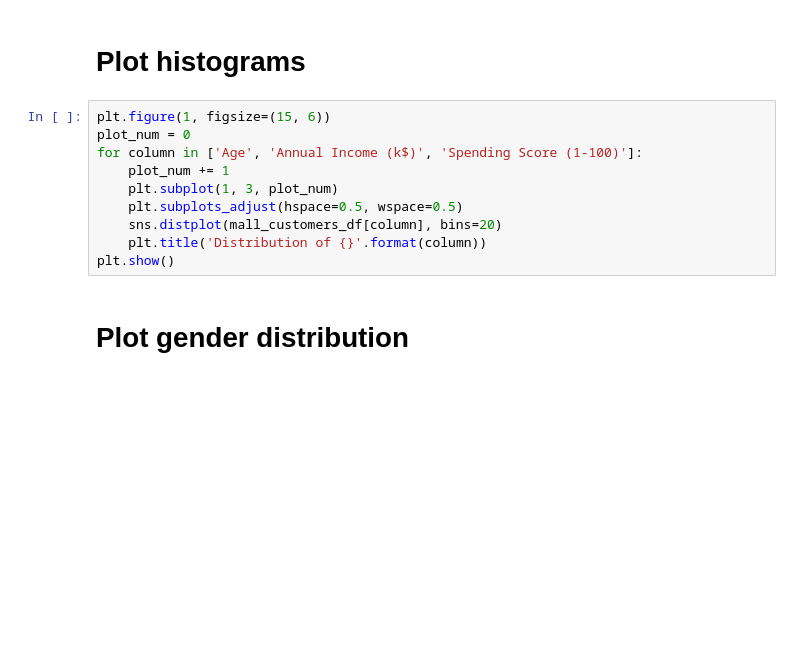
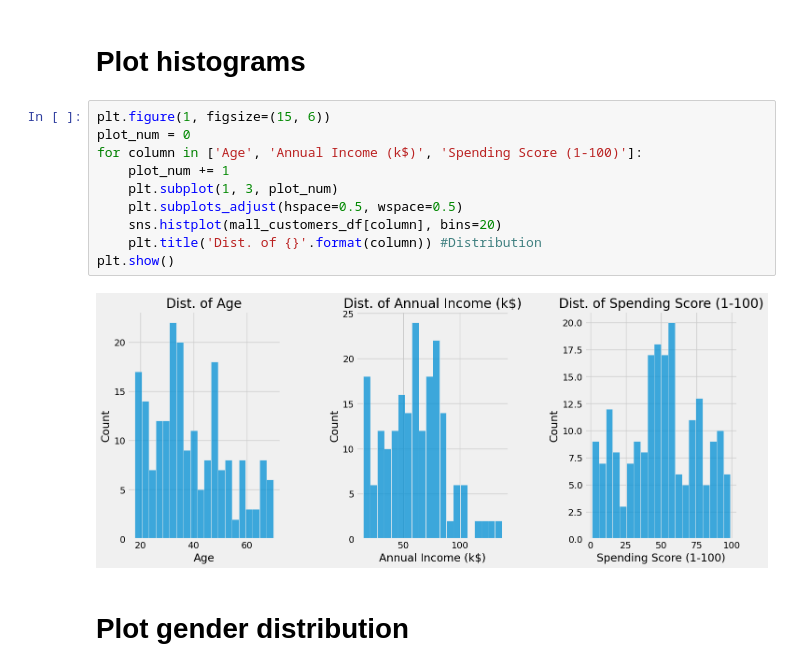
Before and after one commit to ranjitodedra/Customer-segmentation, a Jupyter notebook: customer-segmentation.ipynb, the cells around one changed output. Drawn from its saved outputs; the diff is of its cells as text; blank space fills up the shorter version.

```diff
--- a/customer-segmentation.ipynb
+++ b/customer-segmentation.ipynb
@@ -36,13 +72,15 @@ plt.style.use('fivethirtyeight')
 # %%
 plt.figure(1, figsize=(15, 6))
 plot_num = 0
 for column in ['Age', 'Annual Income (k$)', 'Spending Score (1-100)']:
     plot_num += 1
     plt.subplot(1, 3, plot_num)
     plt.subplots_adjust(hspace=0.5, wspace=0.5)
-    sns.distplot(mall_customers_df[column], bins=20)
-    plt.title('Distribution of {}'.format(column))
+    sns.histplot(mall_customers_df[column], bins=20)
+    plt.title('Dist. of {}'.format(column)) #Distribution
 plt.show()
+# %% [output]
+[figure, added]
 # %% [markdown]
 # Plot gender distribution
 # %%
```
Also changed, not shown: parts of 15 cells of this notebook.
